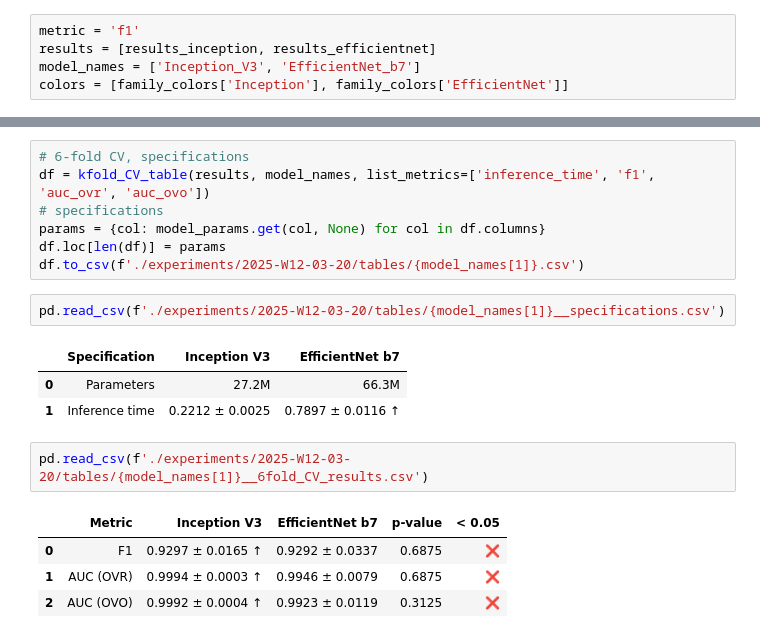
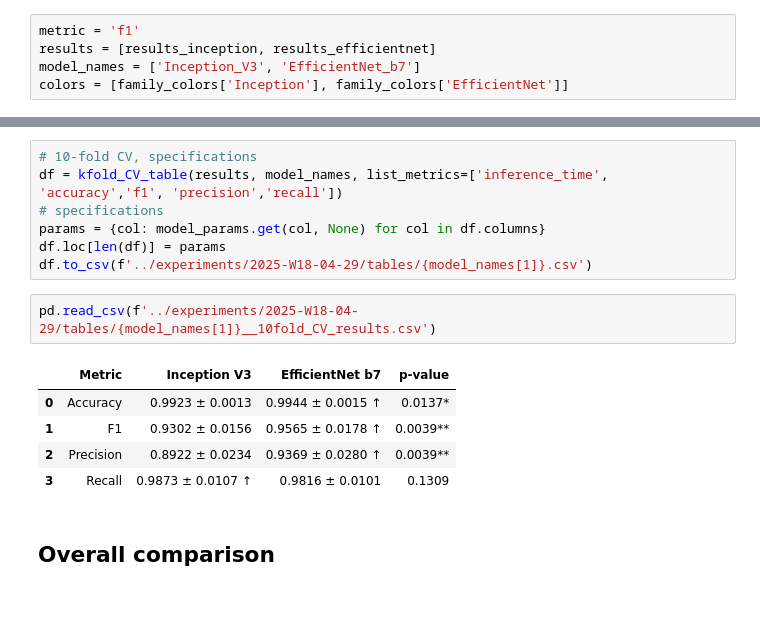
Before and after one commit to agurianova/rolling-in-the-deep, a Jupyter notebook: notebooks/figures.ipynb, the cells around one changed output, grey strips where cells are left out. Saved outputs shown, nothing was run; the diff lists cells and outputs as text; blank space fills up the shorter version.

```diff
--- a/notebooks/figures.ipynb
+++ b/notebooks/figures.ipynb
@@ -540,20 +664,17 @@ Inception_V3 vs EfficientNet_b7: p-value = 0.68750
 # %%
-# 6-fold CV, specifications
-df = kfold_CV_table(results, model_names, list_metrics=['inference_time', 'f1', 'auc_ovr', 'auc_ovo'])
+# 10-fold CV, specifications
+df = kfold_CV_table(results, model_names, list_metrics=['inference_time', 'accuracy','f1', 'precision','recall'])
 # specifications
 params = {col: model_params.get(col, None) for col in df.columns}
 df.loc[len(df)] = params
-df.to_csv(f'./experiments/2025-W12-03-20/tables/{model_names[1]}.csv')
+df.to_csv(f'../experiments/2025-W18-04-29/tables/{model_names[1]}.csv')
 # %%
-pd.read_csv(f'./experiments/2025-W12-03-20/tables/{model_names[1]}__specifications.csv')
+pd.read_csv(f'../experiments/2025-W18-04-29/tables/{model_names[1]}__10fold_CV_results.csv')
 # %% [output]
-|  | Specification | Inception V3 | EfficientNet b7 |
-| 0 | Parameters | 27.2M | 66.3M |
-| 1 | Inference time | 0.2212 ± 0.0025 | 0.7897 ± 0.0116 ↑ |
+|  | Metric | Inception V3 | EfficientNet b7 | p-value |
+| 0 | Accuracy | 0.9923 ± 0.0013 | 0.9944 ± 0.0015 ↑ | 0.0137* |
+| 1 | F1 | 0.9302 ± 0.0156 | 0.9565 ± 0.0178 ↑ | 0.0039** |
+| 2 | Precision | 0.8922 ± 0.0234 | 0.9369 ± 0.0280 ↑ | 0.0039** |
+| 3 | Recall | 0.9873 ± 0.0107 ↑ | 0.9816 ± 0.0101 | 0.1309 |
-# %%
-pd.read_csv(f'./experiments/2025-W12-03-20/tables/{model_names[1]}__6fold_CV_results.csv')
-# %% [output]
-|  | Metric | Inception V3 | EfficientNet b7 | p-value | < 0.05 |
-| 0 | F1 | 0.9297 ± 0.0165 ↑ | 0.9292 ± 0.0337 | 0.6875 | ❌ |
-| 1 | AUC (OVR) | 0.9994 ± 0.0003 ↑ | 0.9946 ± 0.0079 | 0.6875 | ❌ |
-| 2 | AUC (OVO) | 0.9992 ± 0.0004 ↑ | 0.9923 ± 0.0119 | 0.3125 | ❌ |
+# %% [markdown]
+## Overall comparison
```
Also changed, not shown: parts of 19 cells of this notebook, 15 other files.
